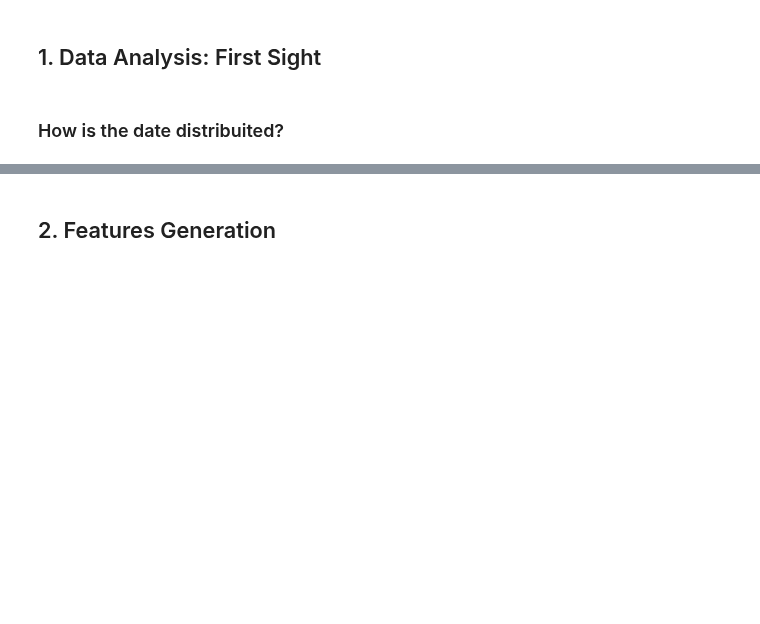
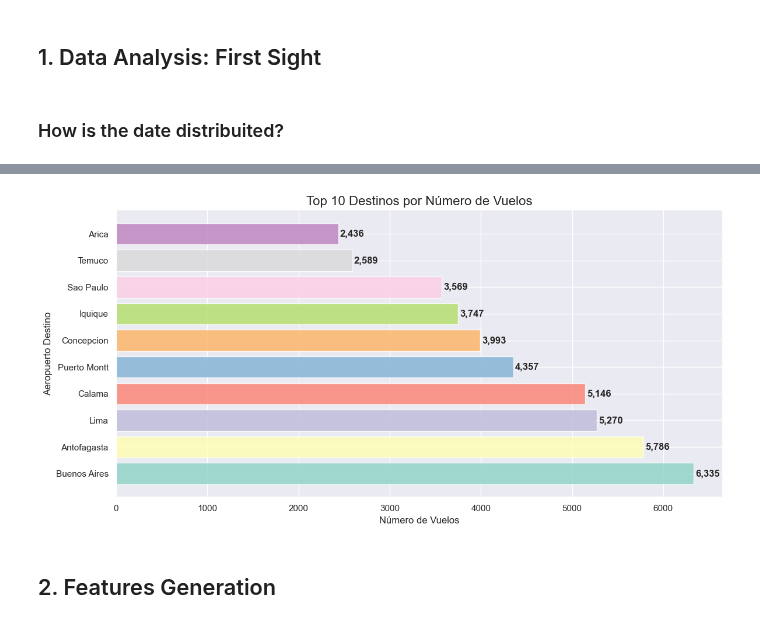
Before and after one commit to codificandoai/flight-delays, a Jupyter notebook: challenge/exploration.ipynb, the cells around one changed output, grey strips where cells are left out. Drawn from its saved outputs; the diff is of its cells as text; code cells hidden in the pictures; blank space fills up the shorter version.

```diff
--- a/challenge/exploration.ipynb
+++ b/challenge/exploration.ipynb
@@ -96,3 +260,24 @@ plt.show()
+# %%
+# TOP 10 destinos
+top_dest = data['SIGLADES'].value_counts().head(10)
+
+plt.figure(figsize=(12, 6))
+colors = plt.cm.Set3(range(len(top_dest)))
+bars = plt.barh(top_dest.index, top_dest.values, color=colors, alpha=0.8)
+
+plt.title('Top 10 Destinos por Número de Vuelos', fontsize=16)
+plt.xlabel('Número de Vuelos', fontsize=12)
+plt.ylabel('Aeropuerto Destino', fontsize=12)
+
+# Números en barras
+for i, (bar, count) in enumerate(zip(bars, top_dest.values)):
+    plt.text(count + 20, i, f'{count:,}', va='center', fontweight='bold')
+
+plt.tight_layout()
+plt.savefig('top_destinations.png', dpi=300, bbox_inches='tight')
+plt.show()
+# %% [output]
+[figure, added]
 # %% [markdown]
 ## 2. Features Generation
 # %% [markdown]
```
Also changed, not shown: parts of 69 cells of this notebook, 2 other files.
